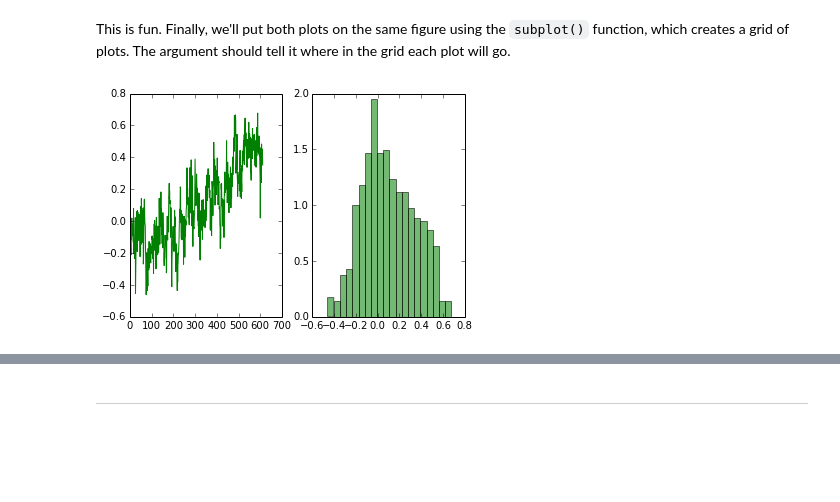
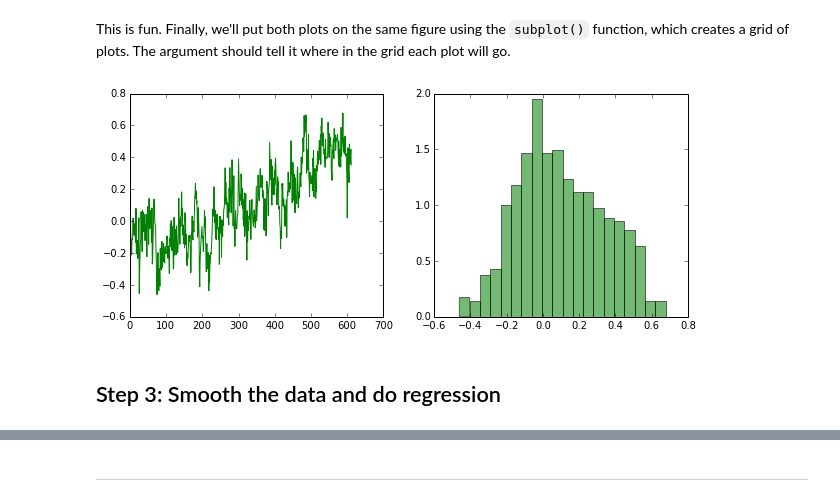
Before and after one commit to barbagroup/JITcode-MechE, a Jupyter notebook: lessons/01_Lesson01_ReadAndPlot.ipynb, the cells around one changed output, grey strips where cells are left out. Cells and saved outputs as stored; diff of their text form; code cells hidden in the pictures; blank space fills up the shorter version.

```diff
--- a/lessons/01_Lesson01_ReadAndPlot.ipynb
+++ b/lessons/01_Lesson01_ReadAndPlot.ipynb
@@ -131,9 +131,12 @@ plt.hist(T[:,1], 20, normed=1, facecolor='g', alpha=0.55);
 # %% [markdown]
 This is fun. Finally, we'll put both plots on the same figure using the `subplot()` function, which creates a grid of plots. The argument should tell it where in the grid each plot will go.
 # %%
+plt.figure(figsize=(10,4))
 plt.subplot(121) #creates a grid of 1 column, 2 rows and prepares for the first plot
 plt.plot(T[:,1],'g') #our time series, but now green
 plt.subplot(122) #prepares for the second plot
 plt.hist(T[:,1], 20, normed=1, facecolor='g', alpha=0.55);
 # %% [output]
-[figure, old version]
+[figure, new version]
+# %% [markdown]
+## Step 3: Smooth the data and do regression
```
Also changed, not shown: parts of 7 cells of this notebook.
